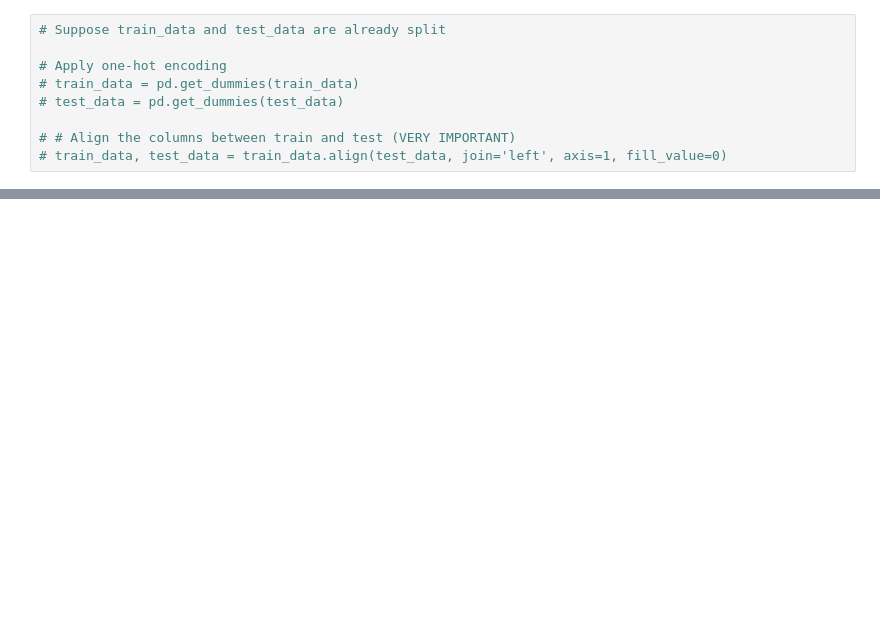
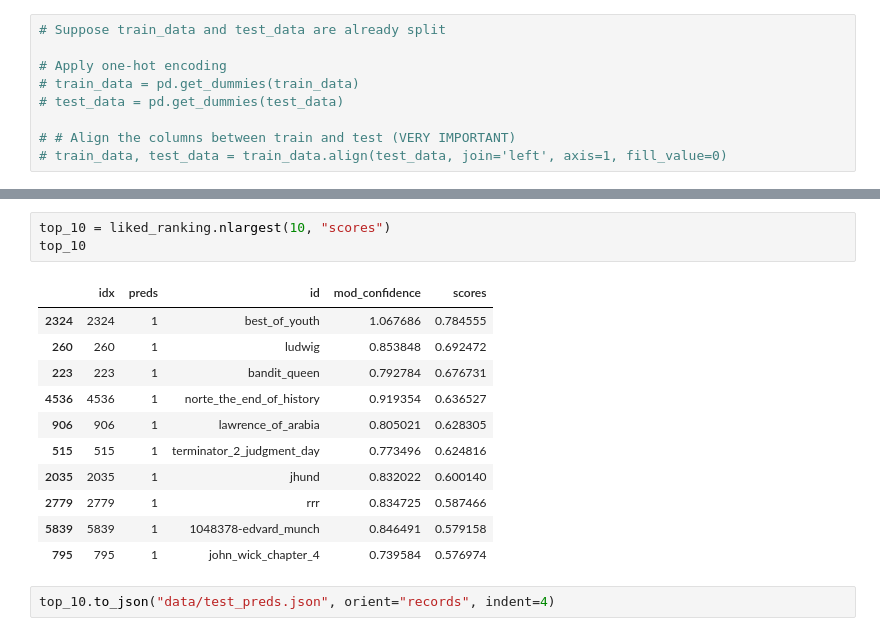
Before and after one commit to bram-n/internet-computing-project, a Jupyter notebook: src/svm.ipynb, the cells around one changed output, grey strips where cells are left out. Cells and saved outputs as stored; diff of their text form; blank space fills up the shorter version.

```diff
--- a/src/svm.ipynb
+++ b/src/svm.ipynb
@@ -75,0 +250,17 @@ len(y_test[1:100])
+# %%
+top_10 = liked_ranking.nlargest(10, "scores")
+top_10
+# %% [output]
+|  | idx | preds | id | mod_confidence | scores |
+| 2324 | 2324 | 1 | best_of_youth | 1.067686 | 0.784555 |
+| 260 | 260 | 1 | ludwig | 0.853848 | 0.692472 |
+| 223 | 223 | 1 | bandit_queen | 0.792784 | 0.676731 |
+| 4536 | 4536 | 1 | norte_the_end_of_history | 0.919354 | 0.636527 |
+| 906 | 906 | 1 | lawrence_of_arabia | 0.805021 | 0.628305 |
+| 515 | 515 | 1 | terminator_2_judgment_day | 0.773496 | 0.624816 |
+| 2035 | 2035 | 1 | jhund | 0.832022 | 0.600140 |
+| 2779 | 2779 | 1 | rrr | 0.834725 | 0.587466 |
+| 5839 | 5839 | 1 | 1048378-edvard_munch | 0.846491 | 0.579158 |
+| 795 | 795 | 1 | john_wick_chapter_4 | 0.739584 | 0.576974 |
+# %%
+top_10.to_json("data/test_preds.json", orient="records", indent=4)
```
Also changed, not shown: parts of 32 cells of this notebook, 7 other files.
